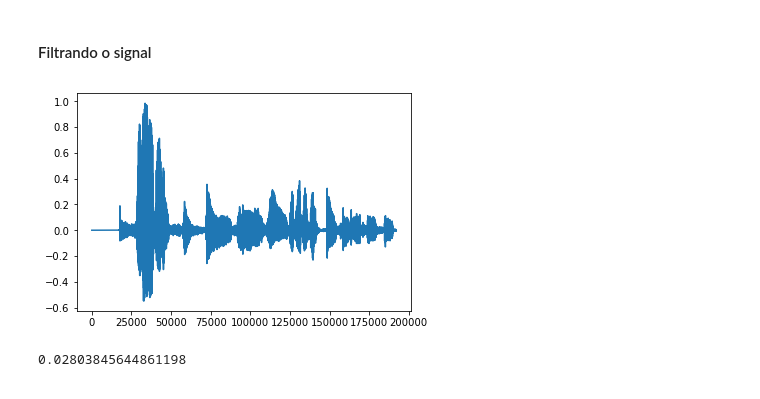
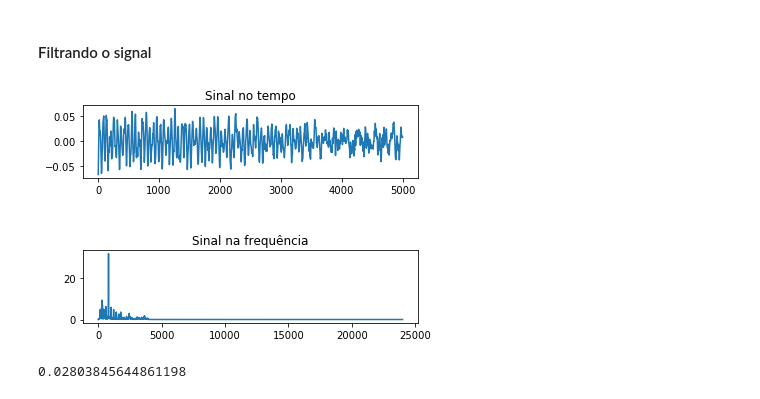
Before and after one commit to wesleygas/urban-piriquito, a Jupyter notebook: Projeto3-envia.ipynb, the cells around one changed output. Drawn from its saved outputs; the diff is of its cells as text; code cells hidden in the pictures.

```diff
--- a/Projeto3-envia.ipynb
+++ b/Projeto3-envia.ipynb
@@ -52,11 +59,10 @@ N , beta = signal.kaiserord(ripple_db, width)
 cutoff_hz = 4000.0
 taps = signal.firwin(N, cutoff_hz/nyq_rate, window=('kaiser', beta))
 yFiltrado = signal.lfilter(taps, 1.0, normdata)
-# %%
-plt.plot(yFiltrado)
-plt.show()
-# %% [output]
-[figure, removed]
+# %%
+plotaTF(yFiltrado)
+# %% [output]
+[figure, added]
 # %%
 yFiltradoT = yFiltrado[17805:]
 print(yFiltradoT[0])
```
Also changed, not shown: parts of 7 cells of this notebook, 1 other file.
